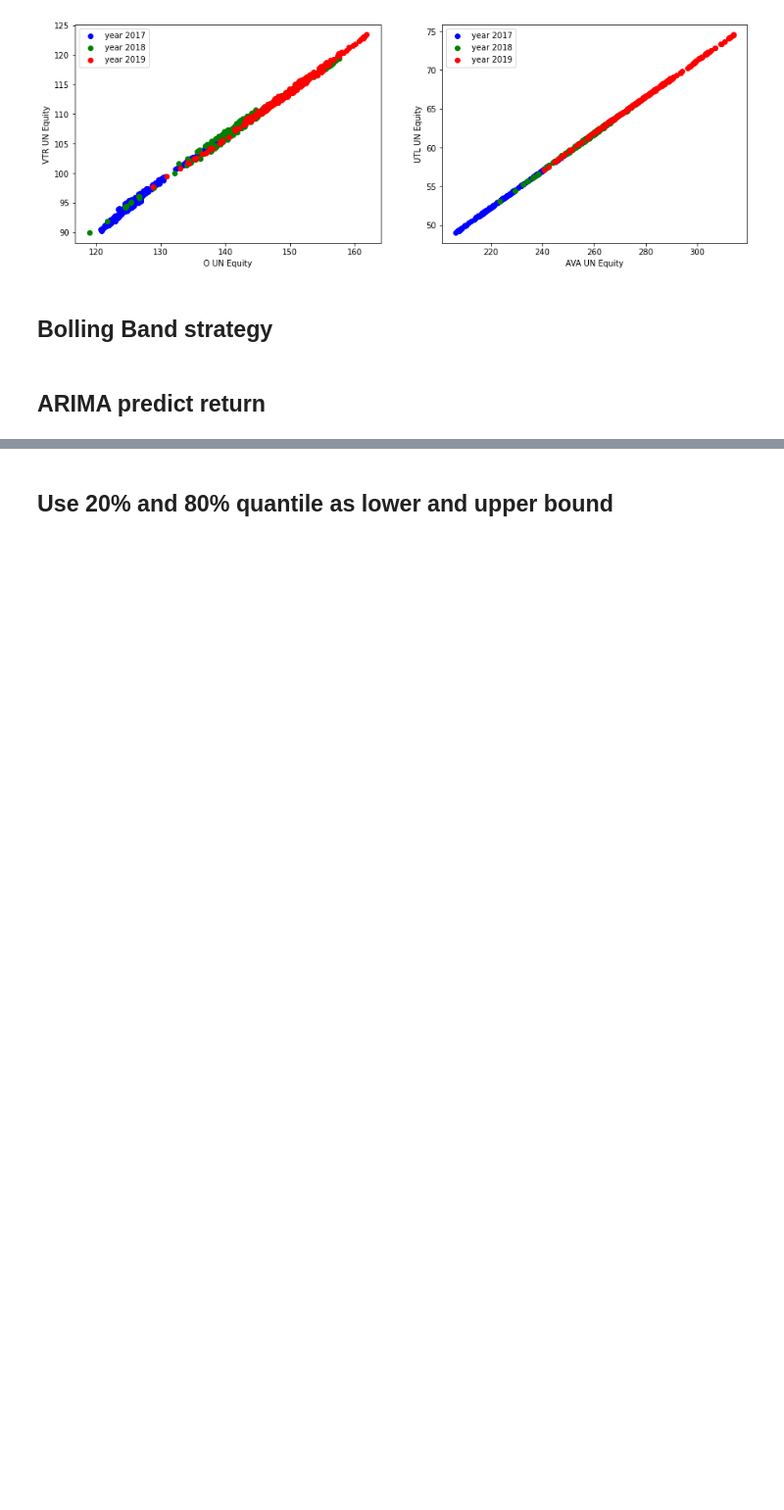
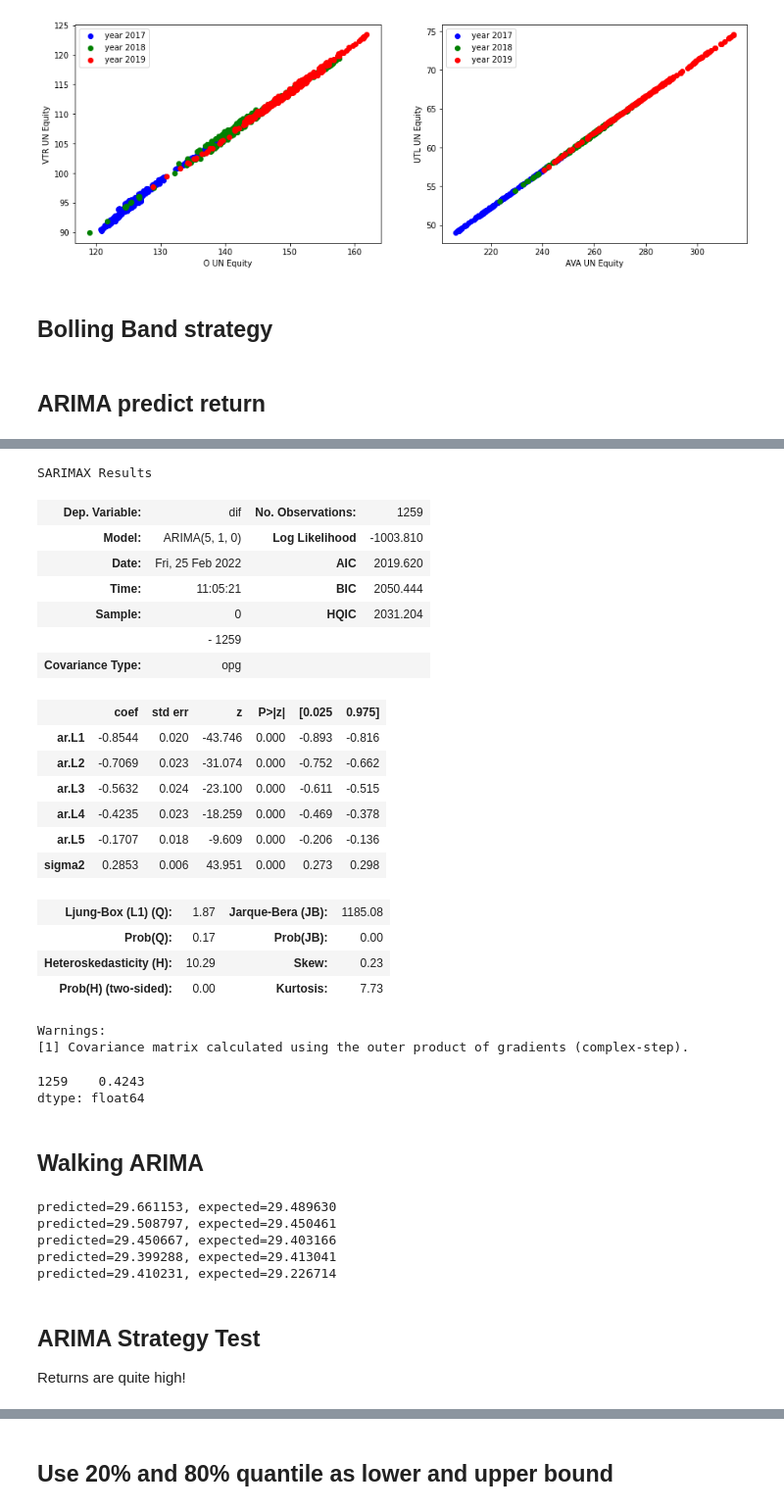
Before and after one commit to yatingchen99/PairTrading7121, a Jupyter notebook: pairTrading.ipynb, the cells around one changed output, grey strips where cells are left out. Shown at 98% size. Saved outputs shown, nothing was run; the diff lists cells and outputs as text; code cells hidden in the pictures; blank space fills up the shorter version.

```diff
--- a/pairTrading.ipynb
+++ b/pairTrading.ipynb
@@ -235,0 +225,60 @@ Price
+# %%
+from statsmodels.tsa.arima.model import ARIMA
+model = ARIMA(df["dif"].diff(), order=(5, 1, 0))
+model = model.fit()
+model.summary()
+model.forecast()
+# %% [output]
+SARIMAX Results
+| Dep. Variable: | dif | No. Observations: | 1259 |
+| Model: | ARIMA(5, 1, 0) | Log Likelihood | -1003.810 |
+| Date: | Fri, 25 Feb 2022 | AIC | 2019.620 |
+| Time: | 11:05:21 | BIC | 2050.444 |
+| Sample: | 0 | HQIC | 2031.204 |
+|  | - 1259 |  |  |
+| Covariance Type: | opg |  |  |
+|  | coef | std err | z | P>|z| | [0.025 | 0.975] |
+| ar.L1 | -0.8544 | 0.020 | -43.746 | 0.000 | -0.893 | -0.816 |
+| ar.L2 | -0.7069 | 0.023 | -31.074 | 0.000 | -0.752 | -0.662 |
+| ar.L3 | -0.5632 | 0.024 | -23.100 | 0.000 | -0.611 | -0.515 |
+| ar.L4 | -0.4235 | 0.023 | -18.259 | 0.000 | -0.469 | -0.378 |
+| ar.L5 | -0.1707 | 0.018 | -9.609 | 0.000 | -0.206 | -0.136 |
+| sigma2 | 0.2853 | 0.006 | 43.951 | 0.000 | 0.273 | 0.298 |
+| Ljung-Box (L1) (Q): | 1.87 | Jarque-Bera (JB): | 1185.08 |
+| Prob(Q): | 0.17 | Prob(JB): | 0.00 |
+| Heteroskedasticity (H): | 10.29 | Skew: | 0.23 |
+| Prob(H) (two-sided): | 0.00 | Kurtosis: | 7.73 |
+Warnings:
+[1] Covariance matrix calculated using the outer product of gradients (complex-step).
+1259    0.4243
+dtype: float64
+# %% [markdown]
+## Walking ARIMA
+# %%
+X = df["dif"]
+size = 252 * 3
+train, test = X[0:size], X[size:len(X)]
+history = [x for x in train]
+predictions = list()
+# walk-forward validation
+# for t in range(len(test)):
+for t in range(5):
+	model = ARIMA(history, order=(5,1,0))
+	model_fit = model.fit()
+	output = model_fit.forecast()
+	yhat = output[0]
+
+	predictions.append(yhat)
+	obs = test[t]
+	history.append(obs)
+	print('predicted=%f, expected=%f' % (yhat, obs))
+# evaluate forecasts
+# %% [output]
+predicted=29.661153, expected=29.489630
+predicted=29.508797, expected=29.450461
+predicted=29.450667, expected=29.403166
+predicted=29.399288, expected=29.413041
+predicted=29.410231, expected=29.226714
+# %% [markdown]
+## ARIMA Strategy Test
+Returns are quite high!
```
Also changed, not shown: parts of 10 cells of this notebook.
